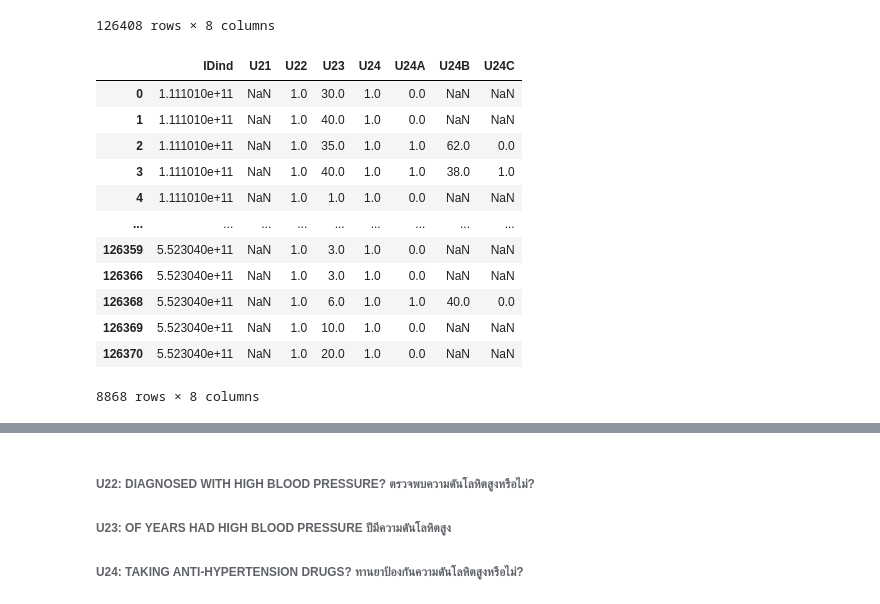
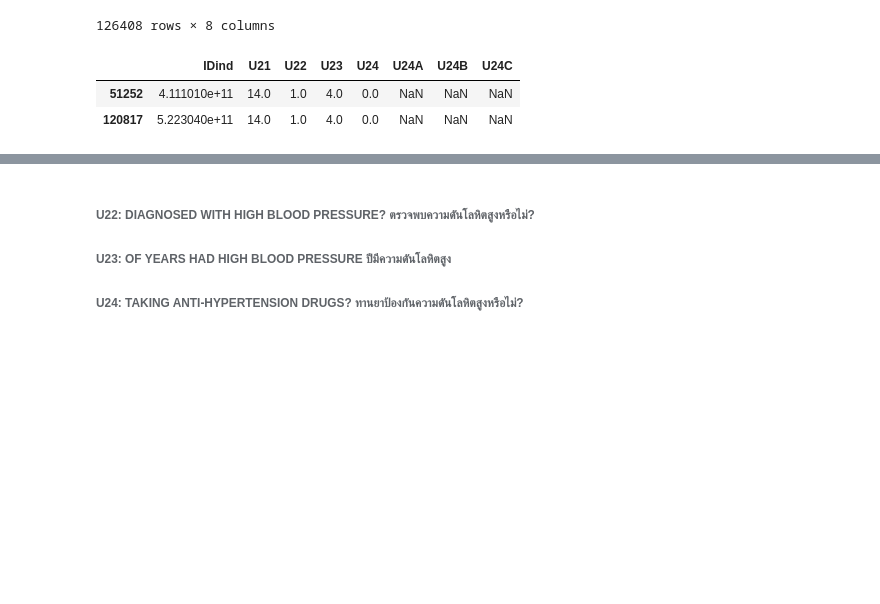
Before and after one commit to iam-fern/real_data, a Jupyter notebook: China_Health_and_Nutrition_Survey_(CHNS).ipynb, the cells around one changed output, grey strips where cells are left out. Cells and saved outputs as stored; diff of their text form; code cells hidden in the pictures; blank space fills up the shorter version.

```diff
--- a/China_Health_and_Nutrition_Survey_(CHNS).ipynb
+++ b/China_Health_and_Nutrition_Survey_(CHNS).ipynb
@@ -55,19 +55,9 @@ table
 126408 rows × 8 columns
 # %%
 # Define in which columns to look for missing values.
-table = table.dropna(subset=['U23', 'U24'])
+table = table.dropna(subset=['U21', 'U23'])
 table
 # %% [output]
 |  | IDind | U21 | U22 | U23 | U24 | U24A | U24B | U24C |
-| 0 | 1.111010e+11 | NaN | 1.0 | 30.0 | 1.0 | 0.0 | NaN | NaN |
-| 1 | 1.111010e+11 | NaN | 1.0 | 40.0 | 1.0 | 0.0 | NaN | NaN |
-| 2 | 1.111010e+11 | NaN | 1.0 | 35.0 | 1.0 | 1.0 | 62.0 | 0.0 |
-| 3 | 1.111010e+11 | NaN | 1.0 | 40.0 | 1.0 | 1.0 | 38.0 | 1.0 |
-| 4 | 1.111010e+11 | NaN | 1.0 | 1.0 | 1.0 | 0.0 | NaN | NaN |
-| ... | ... | ... | ... | ... | ... | ... | ... | ... |
-| 126359 | 5.523040e+11 | NaN | 1.0 | 3.0 | 1.0 | 0.0 | NaN | NaN |
-| 126366 | 5.523040e+11 | NaN | 1.0 | 3.0 | 1.0 | 0.0 | NaN | NaN |
-| 126368 | 5.523040e+11 | NaN | 1.0 | 6.0 | 1.0 | 1.0 | 40.0 | 0.0 |
-| 126369 | 5.523040e+11 | NaN | 1.0 | 10.0 | 1.0 | 0.0 | NaN | NaN |
-| 126370 | 5.523040e+11 | NaN | 1.0 | 20.0 | 1.0 | 0.0 | NaN | NaN |
+| 51252 | 4.111010e+11 | 14.0 | 1.0 | 4.0 | 0.0 | NaN | NaN | NaN |
+| 120817 | 5.223040e+11 | 14.0 | 1.0 | 4.0 | 0.0 | NaN | NaN | NaN |
-8868 rows × 8 columns
```
Also changed, not shown: parts of 4 cells of this notebook.
